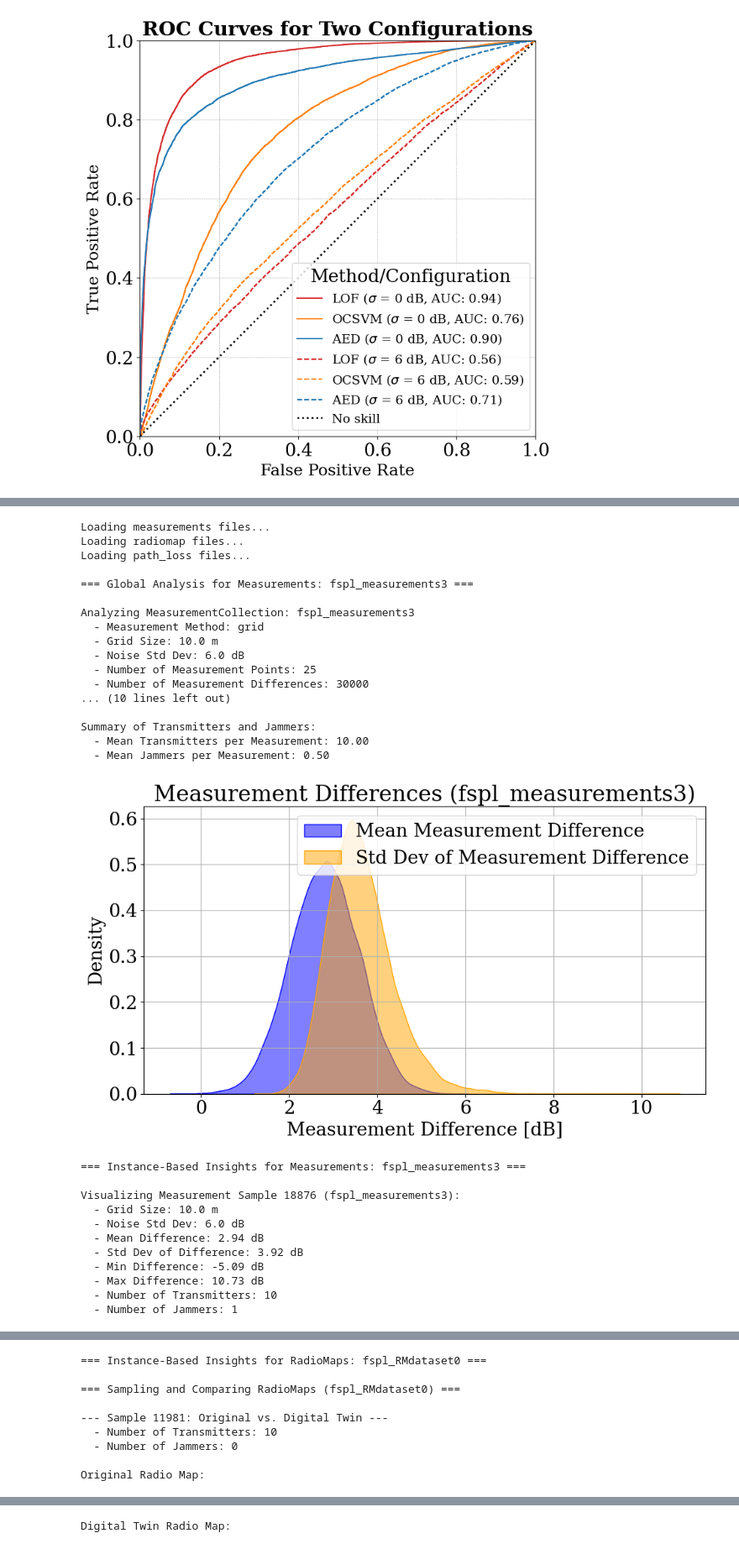
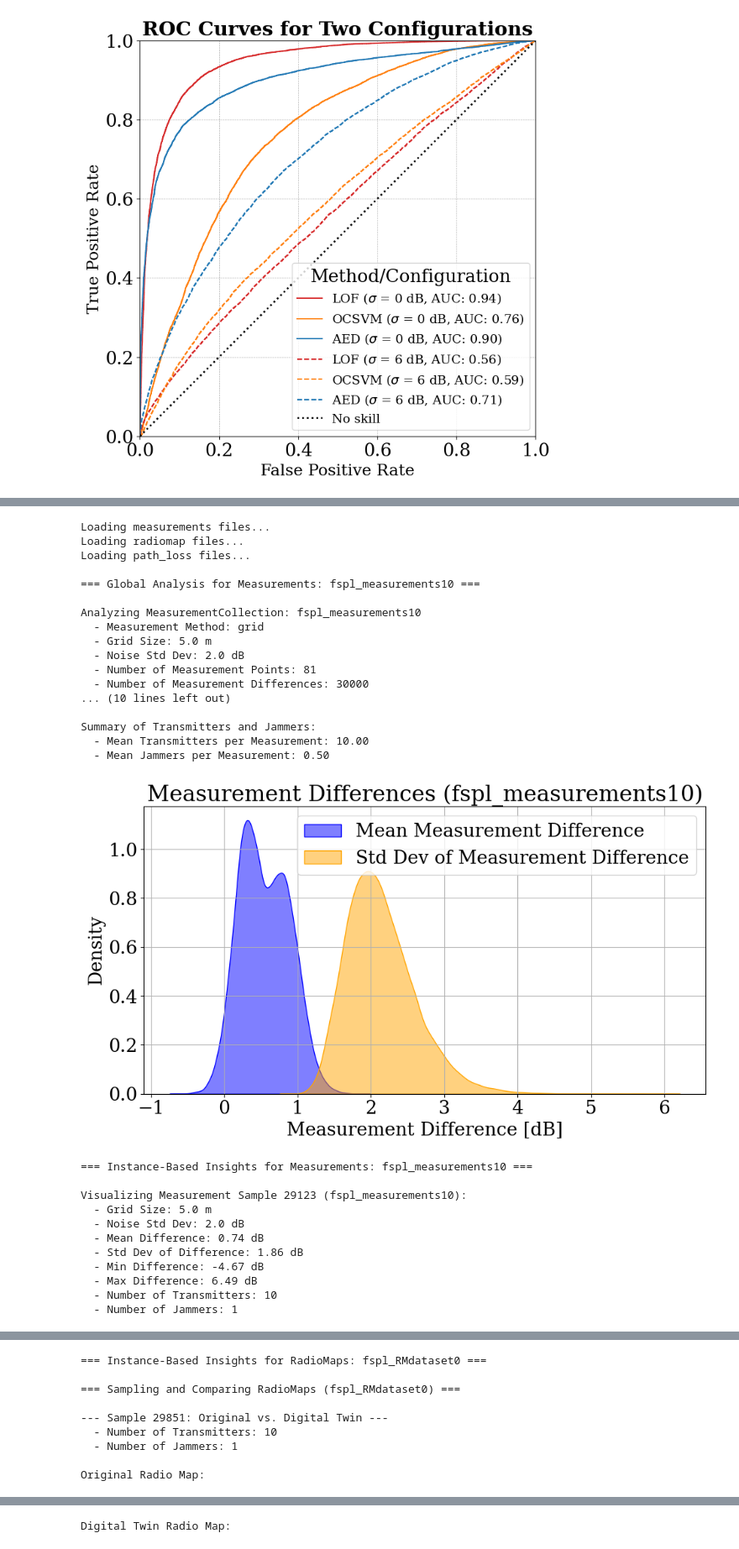
Before and after one commit to laureneckert/ecommsproject, a Jupyter notebook: notebooks/eckert_ecomms_final_project.ipynb, the cells around one changed output, grey strips where cells are left out. Shown at 84% size. Saved outputs shown, nothing was run; the diff lists cells and outputs as text; code cells hidden in the pictures.

Commit message:
analysis methods results

```diff
--- a/notebooks/eckert_ecomms_final_project.ipynb
+++ b/notebooks/eckert_ecomms_final_project.ipynb
@@ -918,7 +917,9 @@ dataset_dir = os.path.join(module_path, 'datasets')
 
 # File types and filters
 file_types = ["measurements", "radiomap", "path_loss"]
-filters = {"noise_std": 6, "grid_size": 10}  # Example filter for measurements files
+#filters = {"noise_std": 6, "grid_size": 10}  # Example filter for measurements files
+filters = {"grid_size": 5}
+#filters = {"noise_std": 2}
 
 # Load and process files
 all_files_with_metadata = []
@@ -956,47 +957,47 @@ for file_data in all_files_with_metadata:
 
     elif isinstance(obj, list) and all(isinstance(item, rmu.RadioMap) for item in obj):
         print(f"\n=== Global Analysis for RadioMaps: {truncated_file_name} ===")
         analyze_radio_map_collection(obj, metadata)
 
         print(f"\n=== Instance-Based Insights for RadioMaps: {truncated_file_name} ===")
         sample_and_compare_radio_maps(obj, metadata, num_samples=1)
 
     elif isinstance(obj, plu.PathLossMapCollection):
         print(f"\n=== Global Analysis for PathLossMaps: {truncated_file_name} ===")
         analyze_path_loss_collection(obj, metadata, file_data['file_name'])
 
         print(f"\n=== Instance-Based Insights for PathLossMaps: {truncated_file_name} ===")
         sample_and_visualize_path_loss_map(obj, metadata)
 
     else:
         print(f"Unknown object type for {truncated_file_name}. Skipping...")
 # %% [output]
 Loading measurements files...
 Loading radiomap files...
 Loading path_loss files...
 
-=== Global Analysis for Measurements: fspl_measurements3 ===
+=== Global Analysis for Measurements: fspl_measurements10 ===
 
-Analyzing MeasurementCollection: fspl_measurements3
+Analyzing MeasurementCollection: fspl_measurements10
   - Measurement Method: grid
-  - Grid Size: 10.0 m
-  - Noise Std Dev: 6.0 dB
-  - Number of Measurement Points: 25
+  - Grid Size: 5.0 m
+  - Noise Std Dev: 2.0 dB
+  - Number of Measurement Points: 81
   - Number of Measurement Differences: 30000
 ... (10 lines left out)
 
 Summary of Transmitters and Jammers:
   - Mean Transmitters per Measurement: 10.00
   - Mean Jammers per Measurement: 0.50
-[figure, old version]
+[figure, new version]
-=== Instance-Based Insights for Measurements: fspl_measurements3 ===
+=== Instance-Based Insights for Measurements: fspl_measurements10 ===
 
-Visualizing Measurement Sample 18876 (fspl_measurements3):
-  - Grid Size: 10.0 m
-  - Noise Std Dev: 6.0 dB
-  - Mean Difference: 2.94 dB
-  - Std Dev of Difference: 3.92 dB
-  - Min Difference: -5.09 dB
-  - Max Difference: 10.73 dB
+Visualizing Measurement Sample 29123 (fspl_measurements10):
+  - Grid Size: 5.0 m
+  - Noise Std Dev: 2.0 dB
+  - Mean Difference: 0.74 dB
+  - Std Dev of Difference: 1.86 dB
+  - Min Difference: -4.67 dB
+  - Max Difference: 6.49 dB
   - Number of Transmitters: 10
   - Number of Jammers: 1
@@ -1023,8 +1024,8 @@ Summary Statistics Across All RadioMaps:
 
 === Sampling and Comparing RadioMaps (fspl_RMdataset0) ===
 
---- Sample 11981: Original vs. Digital Twin ---
+--- Sample 29851: Original vs. Digital Twin ---
   - Number of Transmitters: 10
-  - Number of Jammers: 0
+  - Number of Jammers: 1
 
 Original Radio Map:
```
Also changed, not shown: parts of 4 cells of this notebook.
